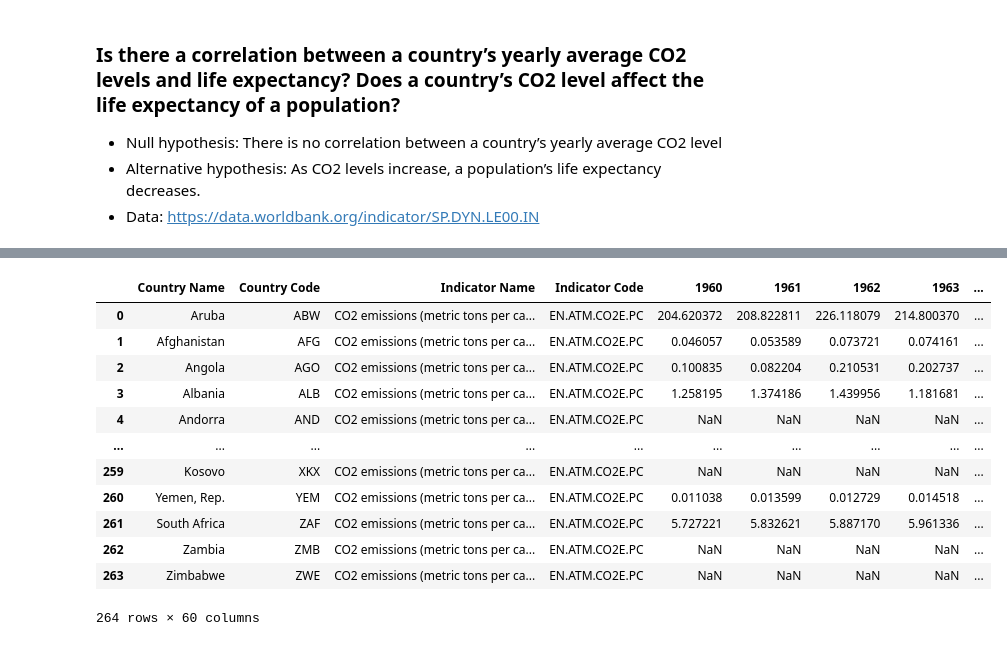
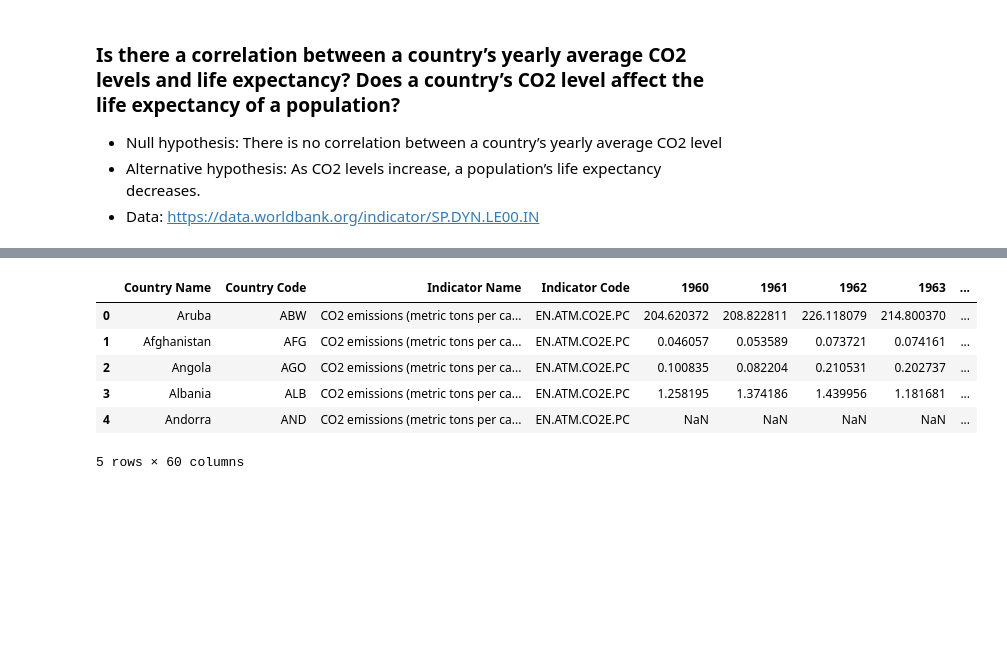
Before and after one commit to Heesu-H/project_1, a Jupyter notebook: CO2_vs_LifeExpectancy_Zheng_Qi.ipynb, the cells around one changed output, grey strips where cells are left out. Drawn from its saved outputs; the diff is of its cells as text; code cells hidden in the pictures; blank space fills up the shorter version.

```diff
--- a/CO2_vs_LifeExpectancy_Zheng_Qi.ipynb
+++ b/CO2_vs_LifeExpectancy_Zheng_Qi.ipynb
@@ -54,20 +52,20 @@ lf_df
 # %%
+# Read CO2 data from csv file
 co2_df = pd.read_csv("data_sets/CO2emission_percapita.csv")
+
+# Clean data after 2015 for later comparison
 for x in range(2016,2021):
+    # drop the columns if year=x.
     co2_df=co2_df.drop(columns=[f"{x}"])
-co2_df
+
+# Preview CO2 emission dataframe
+co2_df.head()
 # %% [output]
 |  | Country Name | Country Code | Indicator Name | Indicator Code | 1960 | 1961 | 1962 | 1963 | ... |
 | 0 | Aruba | ABW | CO2 emissions (metric tons per ca... | EN.ATM.CO2E.PC | 204.620372 | 208.822811 | 226.118079 | 214.800370 | ... |
 | 1 | Afghanistan | AFG | CO2 emissions (metric tons per ca... | EN.ATM.CO2E.PC | 0.046057 | 0.053589 | 0.073721 | 0.074161 | ... |
 | 2 | Angola | AGO | CO2 emissions (metric tons per ca... | EN.ATM.CO2E.PC | 0.100835 | 0.082204 | 0.210531 | 0.202737 | ... |
 | 3 | Albania | ALB | CO2 emissions (metric tons per ca... | EN.ATM.CO2E.PC | 1.258195 | 1.374186 | 1.439956 | 1.181681 | ... |
 | 4 | Andorra | AND | CO2 emissions (metric tons per ca... | EN.ATM.CO2E.PC | NaN | NaN | NaN | NaN | ... |
-| ... | ... | ... | ... | ... | ... | ... | ... | ... | ... |
-| 259 | Kosovo | XKX | CO2 emissions (metric tons per ca... | EN.ATM.CO2E.PC | NaN | NaN | NaN | NaN | ... |
-| 260 | Yemen, Rep. | YEM | CO2 emissions (metric tons per ca... | EN.ATM.CO2E.PC | 0.011038 | 0.013599 | 0.012729 | 0.014518 | ... |
-| 261 | South Africa | ZAF | CO2 emissions (metric tons per ca... | EN.ATM.CO2E.PC | 5.727221 | 5.832621 | 5.887170 | 5.961336 | ... |
-| 262 | Zambia | ZMB | CO2 emissions (metric tons per ca... | EN.ATM.CO2E.PC | NaN | NaN | NaN | NaN | ... |
-| 263 | Zimbabwe | ZWE | CO2 emissions (metric tons per ca... | EN.ATM.CO2E.PC | NaN | NaN | NaN | NaN | ... |
-264 rows × 60 columns
+5 rows × 60 columns
 # %%
```
Also changed, not shown: parts of 13 cells of this notebook.
